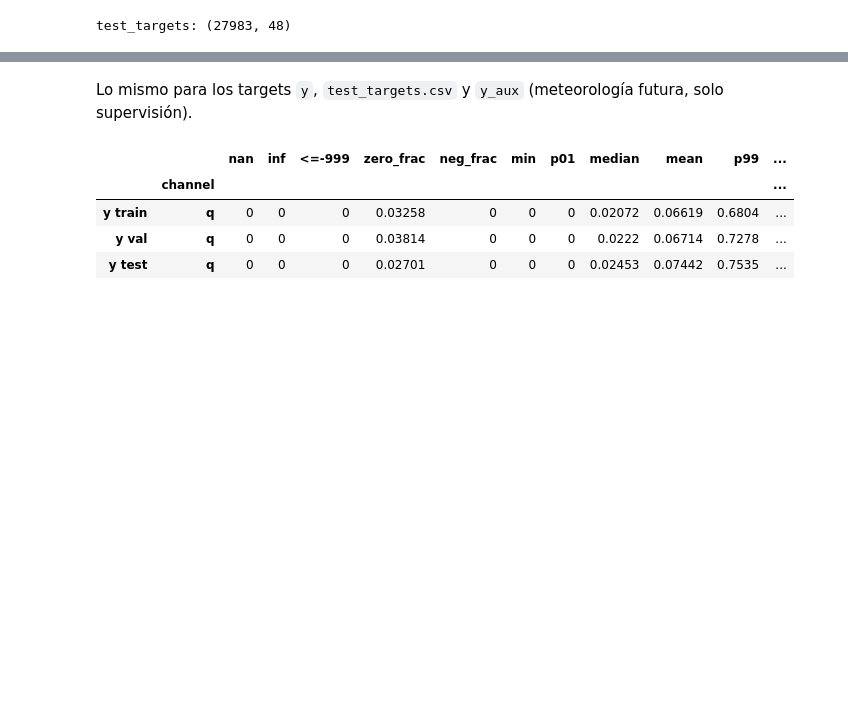
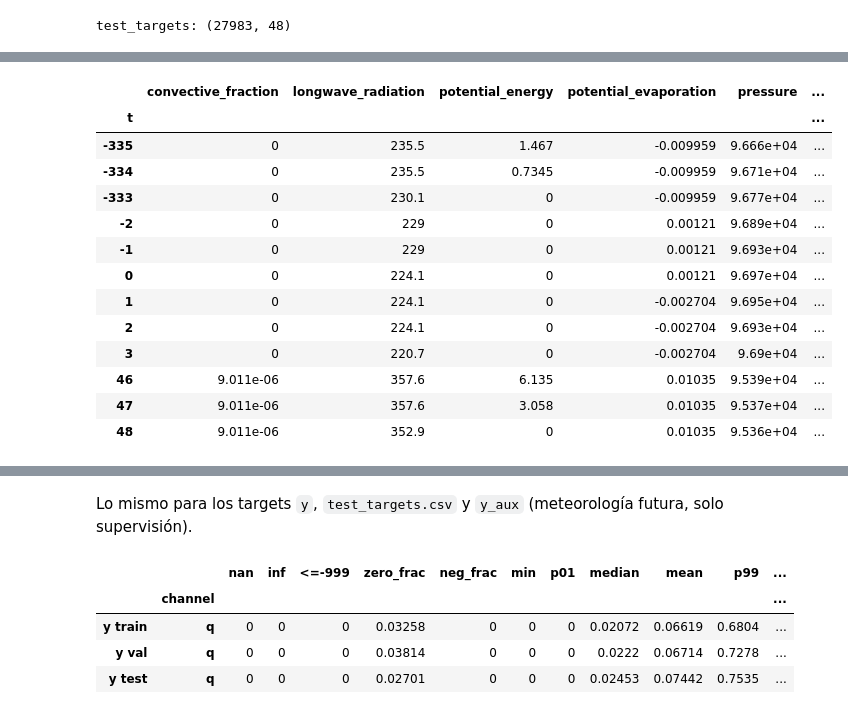
Before and after one commit to hugoangeles0810/utec-deeplearning-lab02, a Jupyter notebook: notebooks/01_eda.ipynb, the cells around one changed output, grey strips where cells are left out. Drawn from its saved outputs; the diff is of its cells as text; code cells hidden in the pictures; blank space fills up the shorter version.

```diff
--- a/notebooks/01_eda.ipynb
+++ b/notebooks/01_eda.ipynb
@@ -97,0 +175,18 @@ test_targets: (27983, 48)
+# %%
+i = samples["val"]
+preview(window_frame(X[i], y[i], y_aux[i]))
+# %% [output]
+|  | convective_fraction | longwave_radiation | potential_energy | potential_evaporation | pressure | ... |
+| t |  |  |  |  |  | ... |
+| -335 | 0 | 235.5 | 1.467 | -0.009959 | 9.666e+04 | ... |
+| -334 | 0 | 235.5 | 0.7345 | -0.009959 | 9.671e+04 | ... |
+| -333 | 0 | 230.1 | 0 | -0.009959 | 9.677e+04 | ... |
+| -2 | 0 | 229 | 0 | 0.00121 | 9.689e+04 | ... |
+| -1 | 0 | 229 | 0 | 0.00121 | 9.693e+04 | ... |
+| 0 | 0 | 224.1 | 0 | 0.00121 | 9.697e+04 | ... |
+| 1 | 0 | 224.1 | 0 | -0.002704 | 9.695e+04 | ... |
+| 2 | 0 | 224.1 | 0 | -0.002704 | 9.693e+04 | ... |
+| 3 | 0 | 220.7 | 0 | -0.002704 | 9.69e+04 | ... |
+| 46 | 9.011e-06 | 357.6 | 6.135 | 0.01035 | 9.539e+04 | ... |
+| 47 | 9.011e-06 | 357.6 | 3.058 | 0.01035 | 9.537e+04 | ... |
+| 48 | 9.011e-06 | 352.9 | 0 | 0.01035 | 9.536e+04 | ... |
```
Also changed, not shown: parts of 11 cells of this notebook.
